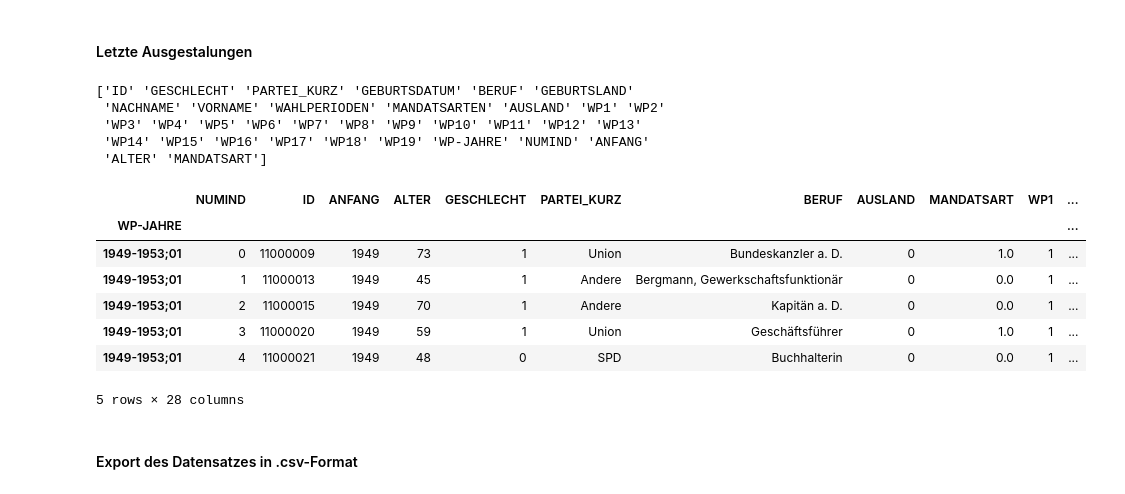
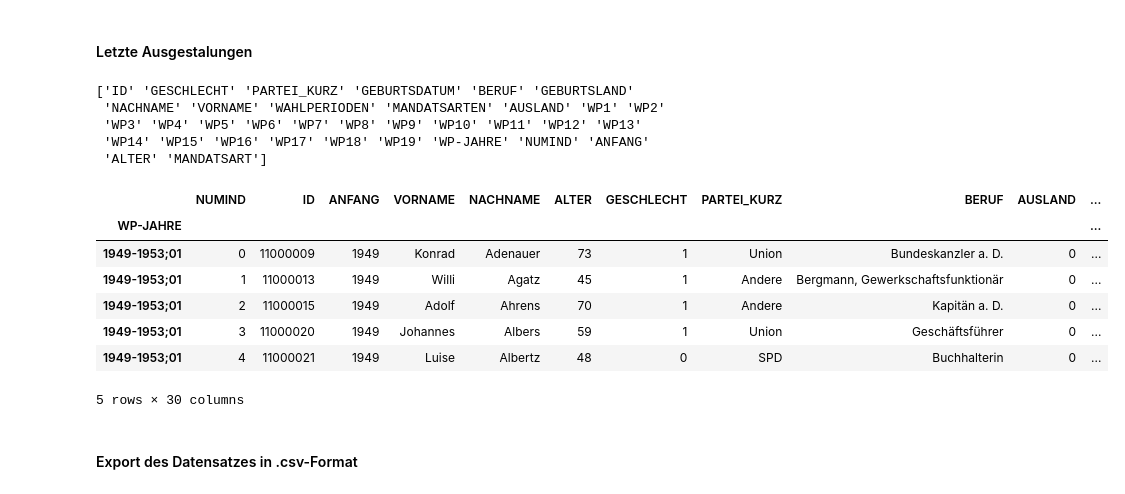
Before and after one commit to techlabsms/project-wt-18-12-Abgeordnetenanalyse, a Jupyter notebook: Cleaning and Extracting.ipynb, the cells around one changed output. Saved outputs shown, nothing was run; the diff lists cells and outputs as text; code cells hidden in the pictures.

```diff
--- a/Cleaning and Extracting.ipynb
+++ b/Cleaning and Extracting.ipynb
@@ -683,32 +684,32 @@ Done
 # %%
 # Welche Spalten können gelöscht werden?
 print(df_indexed.columns.values)
 
 # Für die Analyse (Visualisierung/Machine Learning) werden redundante Infos entfernt
-df_indexed_final = df_indexed.drop(["GEBURTSDATUM", "GEBURTSLAND", "WAHLPERIODEN","WP-JAHRE","NACHNAME", "VORNAME", "MANDATSARTEN"], axis=1)
+df_indexed_final = df_indexed.drop(["GEBURTSDATUM", "GEBURTSLAND", "WAHLPERIODEN","WP-JAHRE", "MANDATSARTEN"], axis=1)
 
 
 # Sortieren
 df_indexed_final = df_indexed_final[
-['NUMIND',"ID",'ANFANG', 'ALTER', 'GESCHLECHT', 'PARTEI_KURZ',"BERUF","AUSLAND", "MANDATSART", "WP1", "WP2", "WP3", "WP4", "WP5",
+['NUMIND',"ID",'ANFANG', 'VORNAME', 'NACHNAME', 'ALTER', 'GESCHLECHT', 'PARTEI_KURZ',"BERUF","AUSLAND", "MANDATSART", "WP1", "WP2", "WP3", "WP4", "WP5",
        "WP6", "WP7", "WP8", "WP9", "WP10", "WP11", "WP12", "WP13", "WP14",
        'WP15', 'WP16', 'WP17', 'WP18', 'WP19']]
 
 df_indexed_final.head()
 # %% [output]
 ['ID' 'GESCHLECHT' 'PARTEI_KURZ' 'GEBURTSDATUM' 'BERUF' 'GEBURTSLAND'
  'NACHNAME' 'VORNAME' 'WAHLPERIODEN' 'MANDATSARTEN' 'AUSLAND' 'WP1' 'WP2'
  'WP3' 'WP4' 'WP5' 'WP6' 'WP7' 'WP8' 'WP9' 'WP10' 'WP11' 'WP12' 'WP13'
  'WP14' 'WP15' 'WP16' 'WP17' 'WP18' 'WP19' 'WP-JAHRE' 'NUMIND' 'ANFANG'
  'ALTER' 'MANDATSART']
-|  | NUMIND | ID | ANFANG | ALTER | GESCHLECHT | PARTEI_KURZ | BERUF | AUSLAND | MANDATSART | WP1 | ... |
+|  | NUMIND | ID | ANFANG | VORNAME | NACHNAME | ALTER | GESCHLECHT | PARTEI_KURZ | BERUF | AUSLAND | ... |
 | WP-JAHRE |  |  |  |  |  |  |  |  |  |  | ... |
-| 1949-1953;01 | 0 | 11000009 | 1949 | 73 | 1 | Union | Bundeskanzler a. D. | 0 | 1.0 | 1 | ... |
-| 1949-1953;01 | 1 | 11000013 | 1949 | 45 | 1 | Andere | Bergmann, Gewerkschaftsfunktionär | 0 | 0.0 | 1 | ... |
-| 1949-1953;01 | 2 | 11000015 | 1949 | 70 | 1 | Andere | Kapitän a. D. | 0 | 0.0 | 1 | ... |
-| 1949-1953;01 | 3 | 11000020 | 1949 | 59 | 1 | Union | Geschäftsführer | 0 | 1.0 | 1 | ... |
-| 1949-1953;01 | 4 | 11000021 | 1949 | 48 | 0 | SPD | Buchhalterin | 0 | 0.0 | 1 | ... |
+| 1949-1953;01 | 0 | 11000009 | 1949 | Konrad | Adenauer | 73 | 1 | Union | Bundeskanzler a. D. | 0 | ... |
+| 1949-1953;01 | 1 | 11000013 | 1949 | Willi | Agatz | 45 | 1 | Andere | Bergmann, Gewerkschaftsfunktionär | 0 | ... |
+| 1949-1953;01 | 2 | 11000015 | 1949 | Adolf | Ahrens | 70 | 1 | Andere | Kapitän a. D. | 0 | ... |
+| 1949-1953;01 | 3 | 11000020 | 1949 | Johannes | Albers | 59 | 1 | Union | Geschäftsführer | 0 | ... |
+| 1949-1953;01 | 4 | 11000021 | 1949 | Luise | Albertz | 48 | 0 | SPD | Buchhalterin | 0 | ... |
-5 rows × 28 columns
+5 rows × 30 columns
 # %% [markdown]
 #### Export des Datensatzes in .csv-Format
 # %%
```
Also changed, not shown: parts of 1 cell of this notebook, 2 other files.
